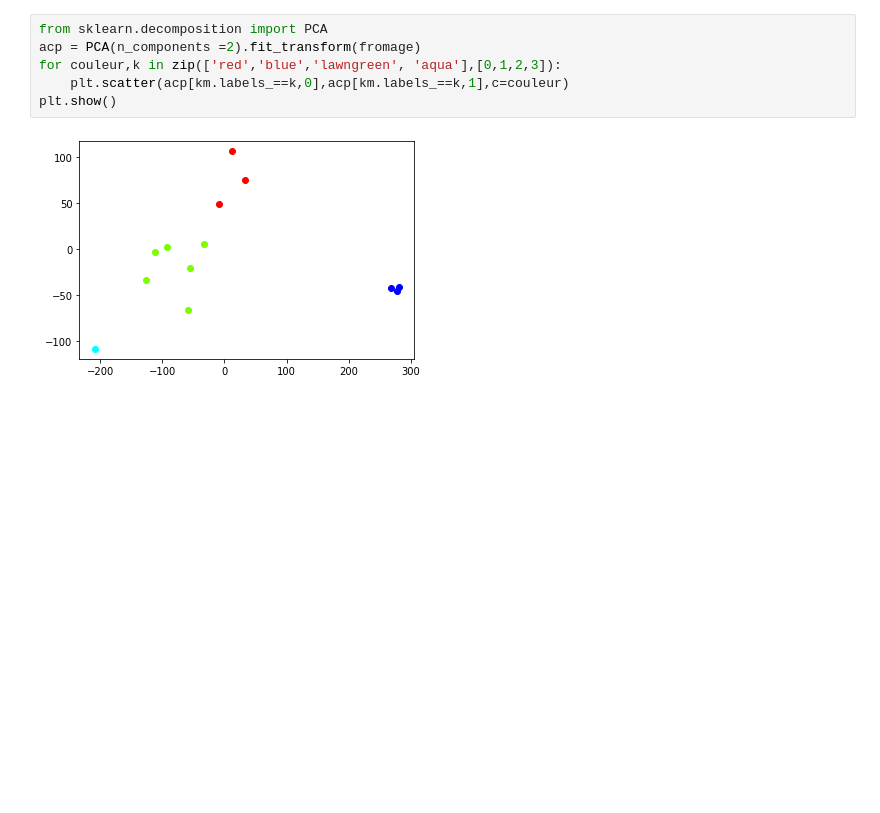
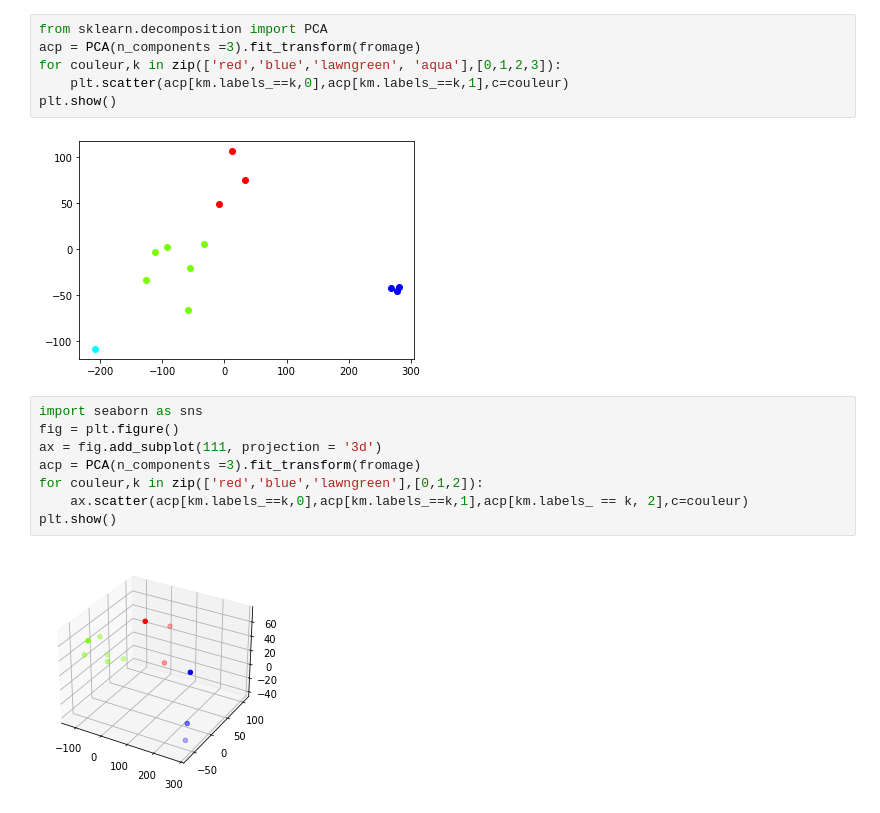
Before and after one commit to AhmedGrati/data-mining-lab, a Jupyter notebook: TP4/tp4.ipynb, the cells around one changed output. Drawn from its saved outputs; the diff is of its cells as text; blank space fills up the shorter version.

```diff
--- a/TP4/tp4.ipynb
+++ b/TP4/tp4.ipynb
@@ -175,9 +176,19 @@ Similarities between CAH method and Kmeans method is equal to 8 + 3 = **11**
 # CPA (Component Principle Analysis) Interpretation
 # %%
 from sklearn.decomposition import PCA
-acp = PCA(n_components =2).fit_transform(fromage)
+acp = PCA(n_components =3).fit_transform(fromage)
 for couleur,k in zip(['red','blue','lawngreen', 'aqua'],[0,1,2,3]):
     plt.scatter(acp[km.labels_==k,0],acp[km.labels_==k,1],c=couleur)
 plt.show()
 # %% [output]
 [figure]
+# %%
+import seaborn as sns
+fig = plt.figure()
+ax = fig.add_subplot(111, projection = '3d')
+acp = PCA(n_components =3).fit_transform(fromage)
+for couleur,k in zip(['red','blue','lawngreen'],[0,1,2]):
+    ax.scatter(acp[km.labels_==k,0],acp[km.labels_==k,1],acp[km.labels_ == k, 2],c=couleur)
+plt.show()
+# %% [output]
+[figure, added]
```
Also changed, not shown: parts of 3 cells of this notebook, 3 other files.
